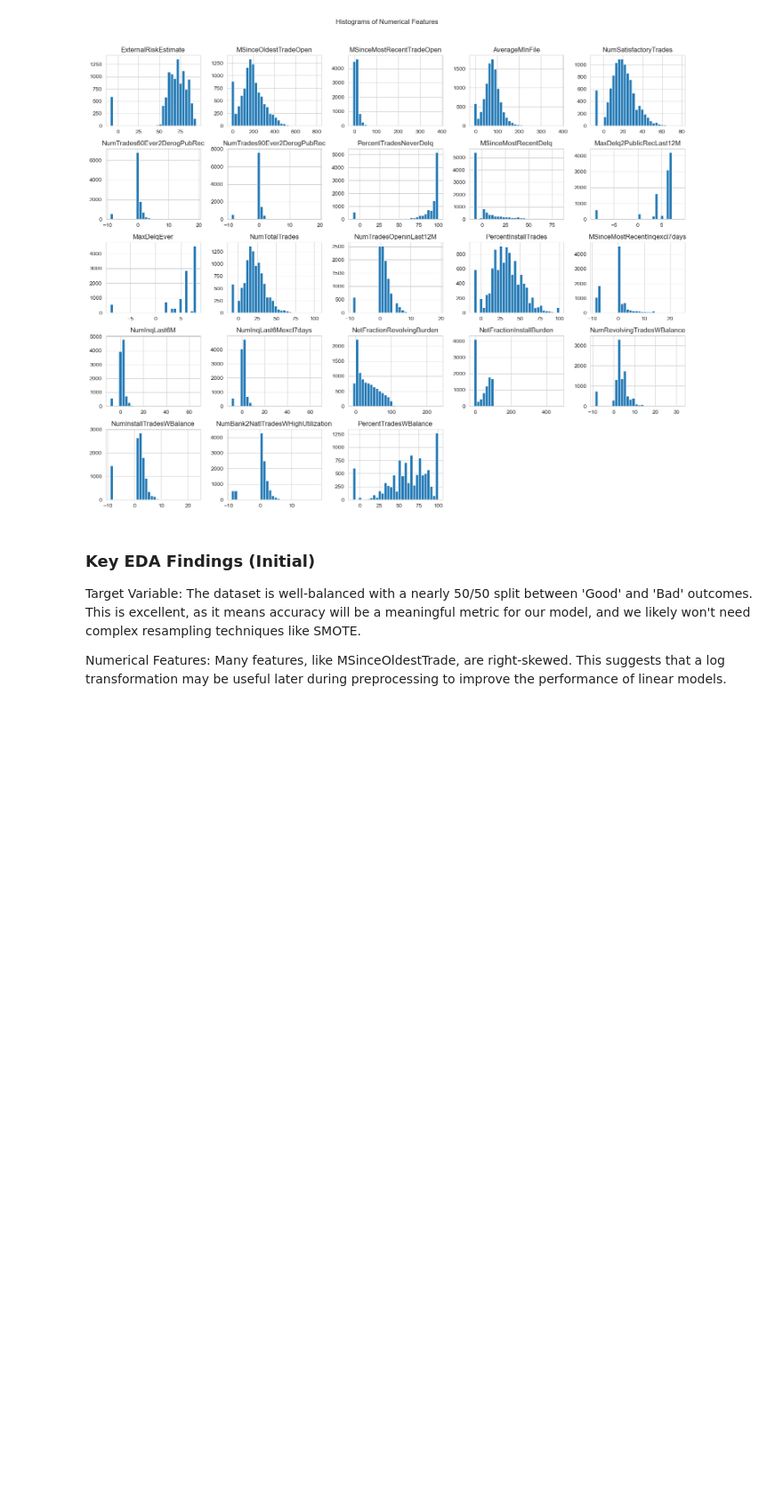
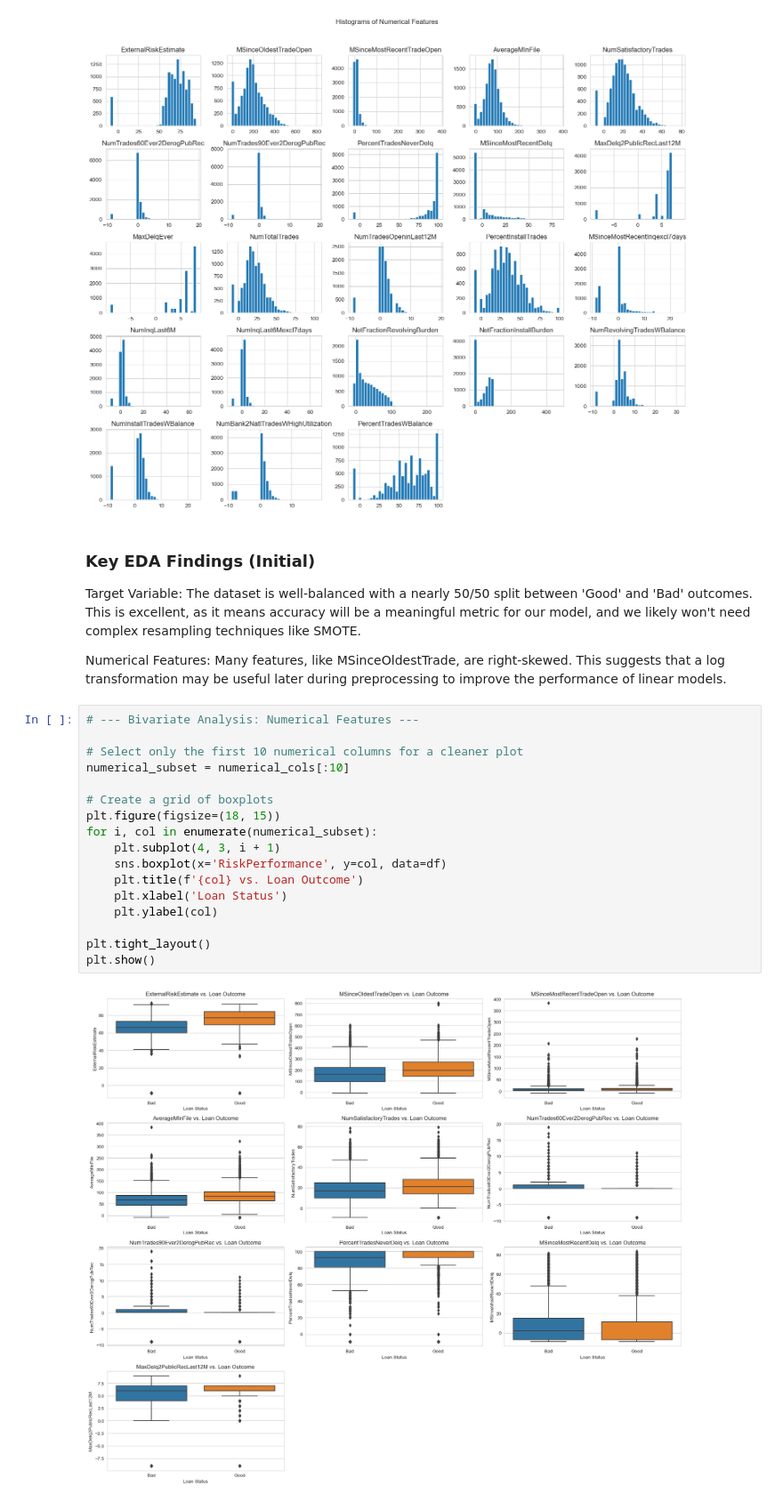
Before and after one commit to Parvptl/CreditGuard, a Jupyter notebook: notebooks/01_EDA.ipynb, the cells around one changed output. Shown at 89% size. Drawn from its saved outputs; the diff is of its cells as text; blank space fills up the shorter version.

```diff
--- a/notebooks/01_EDA.ipynb
+++ b/notebooks/01_EDA.ipynb
@@ -101,3 +101,22 @@ plt.show()
 Target Variable: The dataset is well-balanced with a nearly 50/50 split between 'Good' and 'Bad' outcomes. This is excellent, as it means accuracy will be a meaningful metric for our model, and we likely won't need complex resampling techniques like SMOTE.
 
 Numerical Features: Many features, like MSinceOldestTrade, are right-skewed. This suggests that a log transformation may be useful later during preprocessing to improve the performance of linear models.
+# %%
+# --- Bivariate Analysis: Numerical Features ---
+
+# Select only the first 10 numerical columns for a cleaner plot
+numerical_subset = numerical_cols[:10]
+
+# Create a grid of boxplots
+plt.figure(figsize=(18, 15))
+for i, col in enumerate(numerical_subset):
+    plt.subplot(4, 3, i + 1)
+    sns.boxplot(x='RiskPerformance', y=col, data=df)
+    plt.title(f'{col} vs. Loan Outcome')
+    plt.xlabel('Loan Status')
+    plt.ylabel(col)
+
+plt.tight_layout()
+plt.show()
+# %% [output]
+[figure, added]
```
Also changed, not shown: parts of 4 cells of this notebook, 1 other file.
